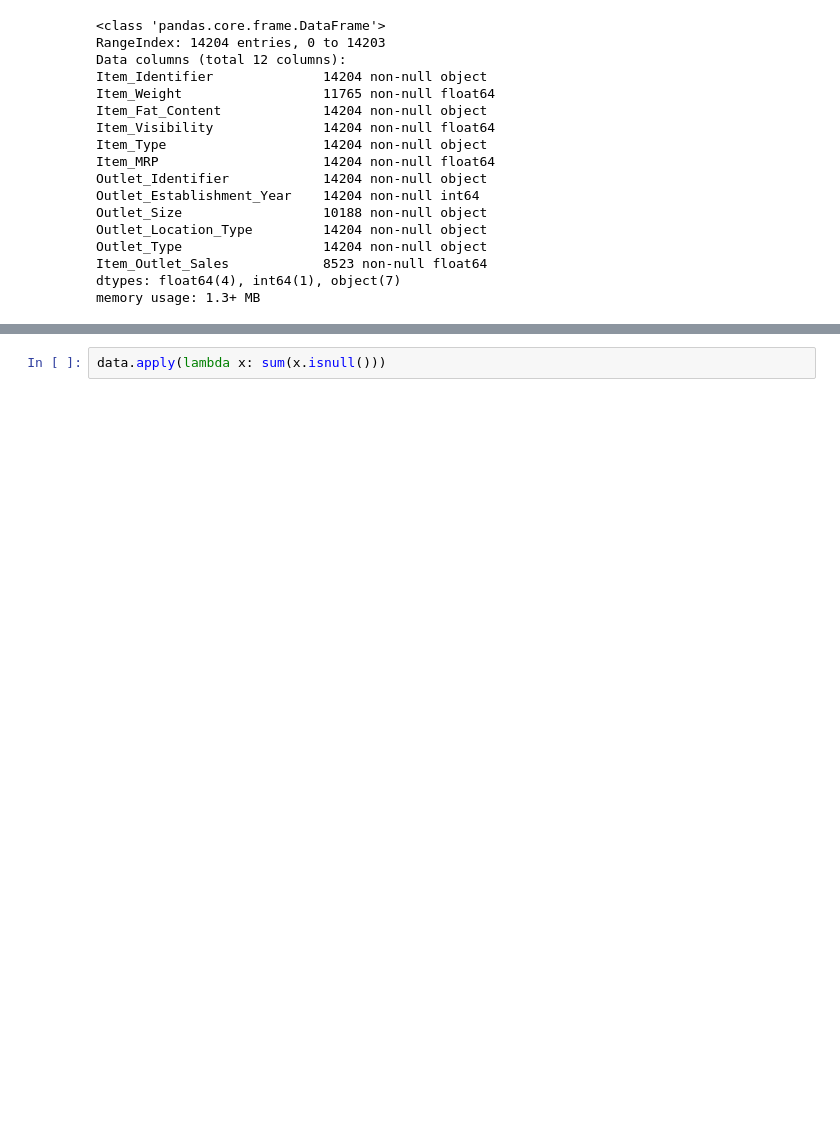
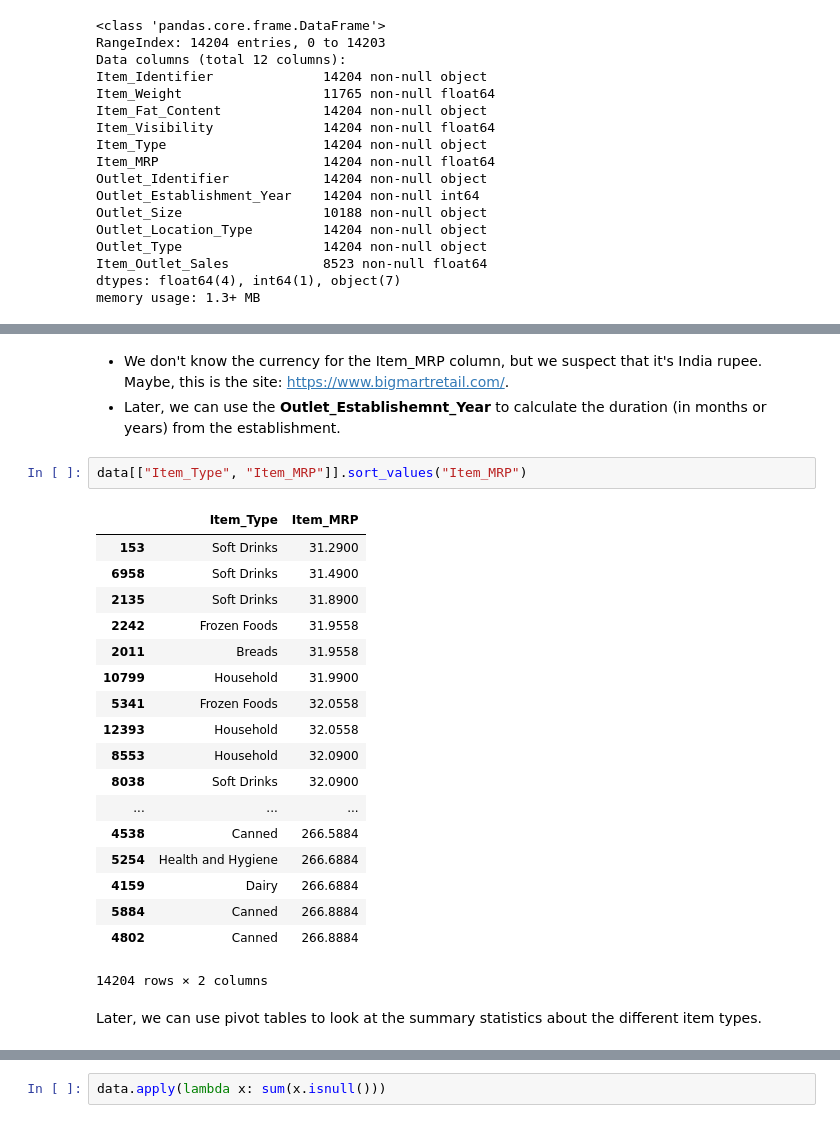
Before and after one commit to Ventsislav-Yordanov/Bigmart-Sales-Predictions, a Jupyter notebook: Bigmart Sales Predictions.ipynb, the cells around one changed output, grey strips where cells are left out. Cells and saved outputs as stored; diff of their text form; blank space fills up the shorter version.

```diff
--- a/Bigmart Sales Predictions.ipynb
+++ b/Bigmart Sales Predictions.ipynb
@@ -161,0 +187,26 @@ print(train_data.shape, test_data.shape, data.shape)
+# %% [markdown]
+* We don't know the currency for the Item_MRP column, but we suspect that it's India rupee. Maybe, this is the site: https://www.bigmartretail.com/.
+* Later, we can use the **Outlet_Establishemnt_Year** to calculate the duration (in months or years) from the establishment.
+# %%
+data[["Item_Type", "Item_MRP"]].sort_values("Item_MRP")
+# %% [output]
+|  | Item_Type | Item_MRP |
+| 153 | Soft Drinks | 31.2900 |
+| 6958 | Soft Drinks | 31.4900 |
+| 2135 | Soft Drinks | 31.8900 |
+| 2242 | Frozen Foods | 31.9558 |
+| 2011 | Breads | 31.9558 |
+| 10799 | Household | 31.9900 |
+| 5341 | Frozen Foods | 32.0558 |
+| 12393 | Household | 32.0558 |
+| 8553 | Household | 32.0900 |
+| 8038 | Soft Drinks | 32.0900 |
+| ... | ... | ... |
+| 4538 | Canned | 266.5884 |
+| 5254 | Health and Hygiene | 266.6884 |
+| 4159 | Dairy | 266.6884 |
+| 5884 | Canned | 266.8884 |
+| 4802 | Canned | 266.8884 |
+14204 rows × 2 columns
+# %% [markdown]
+Later, we can use pivot tables to look at the summary statistics about the different item types.
```
Also changed, not shown: parts of 12 cells of this notebook.
